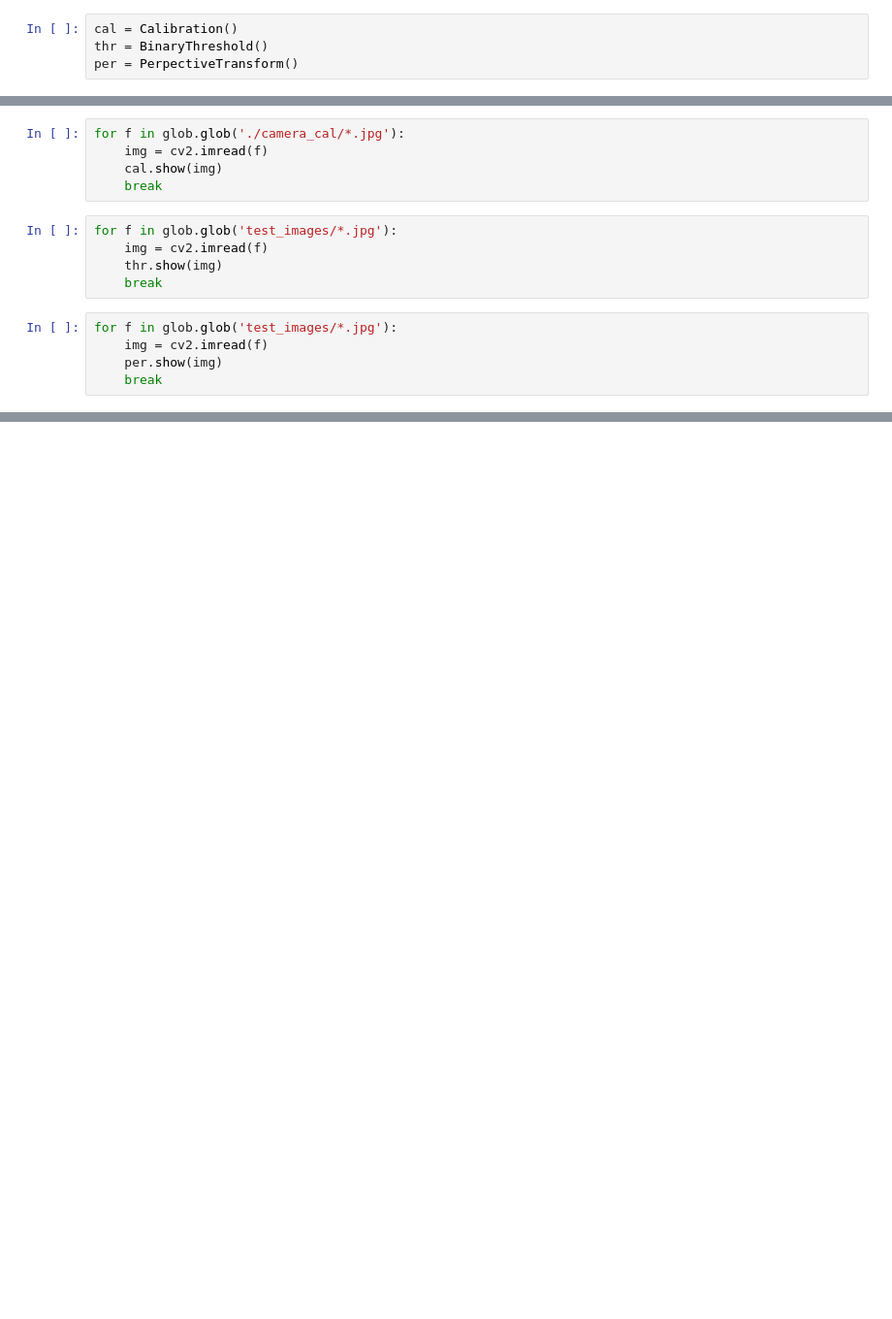
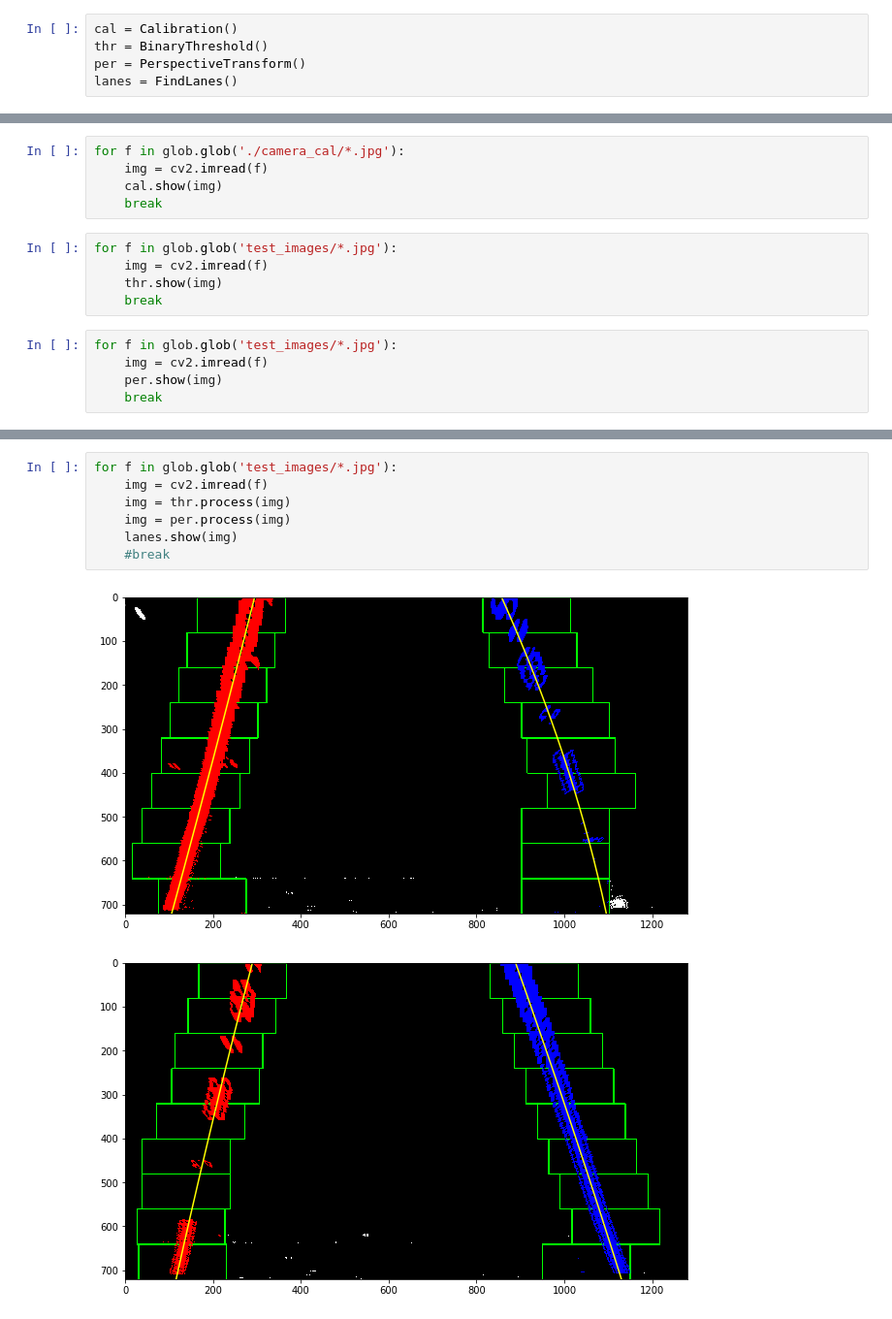
Before and after one commit to lake4790k/CarND-Advanced-Lane-Lines, a Jupyter notebook: Main.ipynb, the cells around one changed output, grey strips where cells are left out. Shown: that part at 97% size. Saved outputs shown, nothing was run; the diff lists cells and outputs as text; blank space fills up the shorter version.

```diff
--- a/Main.ipynb
+++ b/Main.ipynb
@@ -13,4 +15,5 @@ from Main import *
 # %%
 cal = Calibration()
 thr = BinaryThreshold()
-per = PerpectiveTransform()
+per = PerspectiveTransform()
+lanes = FindLanes()
@@ -37,0 +45,10 @@ for f in glob.glob('test_images/*.jpg'):
+# %%
+for f in glob.glob('test_images/*.jpg'):
+    img = cv2.imread(f)
+    img = thr.process(img)
+    img = per.process(img)
+    lanes.show(img)
+    #break
+# %% [output]
+[figure, added]
+[figure, added]
```
Also changed, not shown: parts of 4 cells of this notebook, 1 other file.
